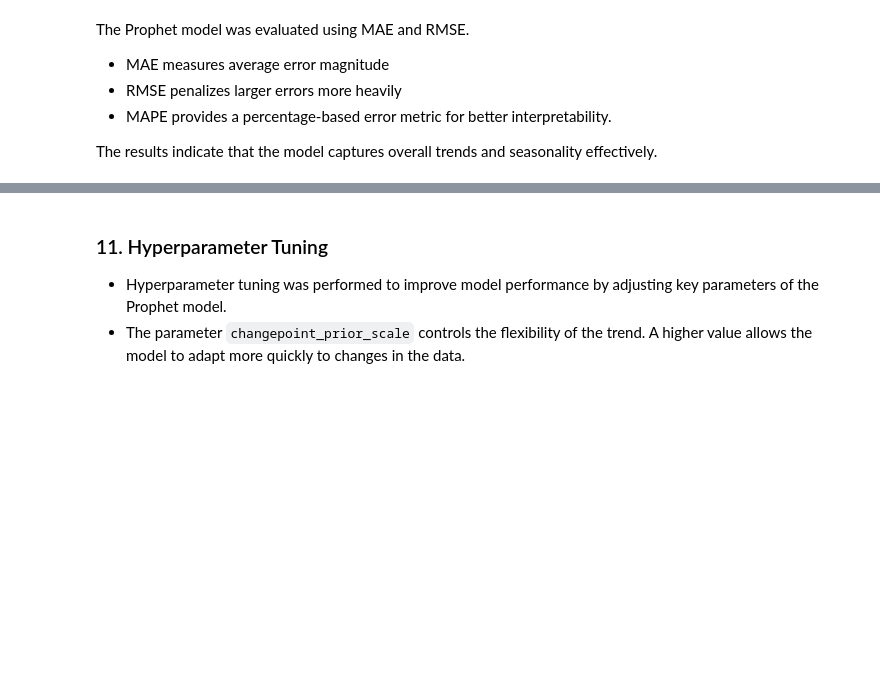
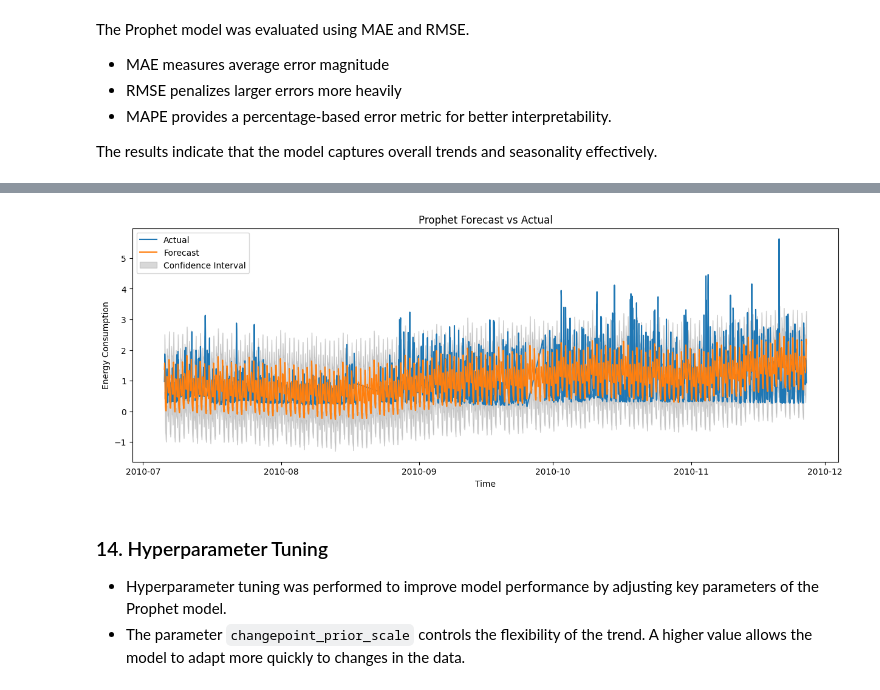
Before and after one commit to AaronShajan1097/energy-consumption-forecasting-timeseries, a Jupyter notebook: notebooks/04_prophet_model.ipynb, the cells around one changed output, grey strips where cells are left out. Saved outputs shown, nothing was run; the diff lists cells and outputs as text; code cells hidden in the pictures; blank space fills up the shorter version.

```diff
--- a/notebooks/04_prophet_model.ipynb
+++ b/notebooks/04_prophet_model.ipynb
@@ -140,5 +159,28 @@ The results indicate that the model captures overall trends and seasonality effe
+# %%
+plt.figure(figsize=(15,5))
+
+plt.plot(test['ds'], test['y'], label='Actual')
+plt.plot(test['ds'], forecast_test['yhat'], label='Forecast')
+
+plt.fill_between(
+    test['ds'],
+    forecast_test['yhat_lower'],
+    forecast_test['yhat_upper'],
+    color='gray',
+    alpha=0.3,
+    label='Confidence Interval'
+)
+
+plt.legend()
+plt.title('Prophet Forecast vs Actual')
+plt.xlabel('Time')
+plt.ylabel('Energy Consumption')
+
+plt.show()
+# %% [output]
+[figure, added]
 # %% [markdown]
-### 11. Hyperparameter Tuning
+### 14. Hyperparameter Tuning
 
 - Hyperparameter tuning was performed to improve model performance by adjusting key parameters of the Prophet model.
 - The parameter `changepoint_prior_scale` controls the flexibility of the trend. A higher value allows the model to adapt more quickly to changes in the data.
```
Also changed, not shown: parts of 15 cells of this notebook.
